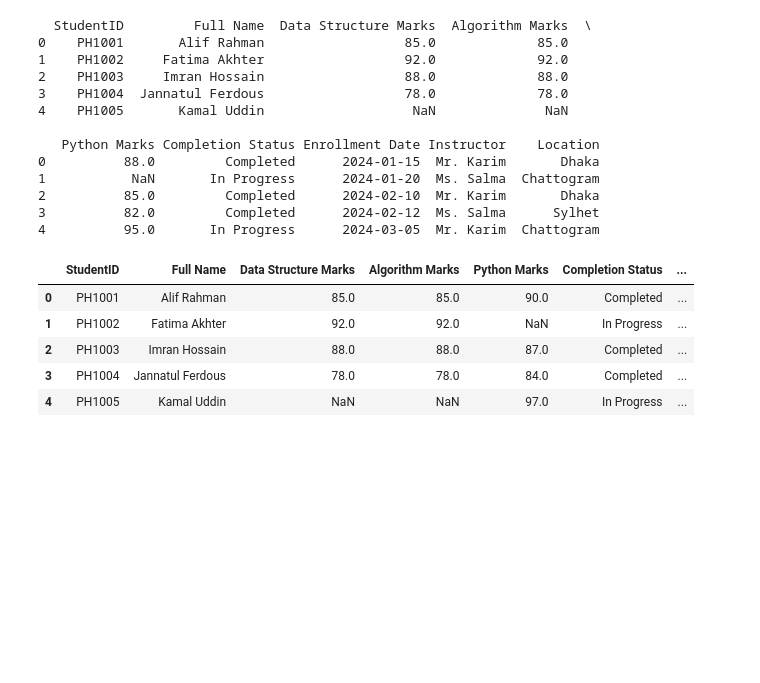
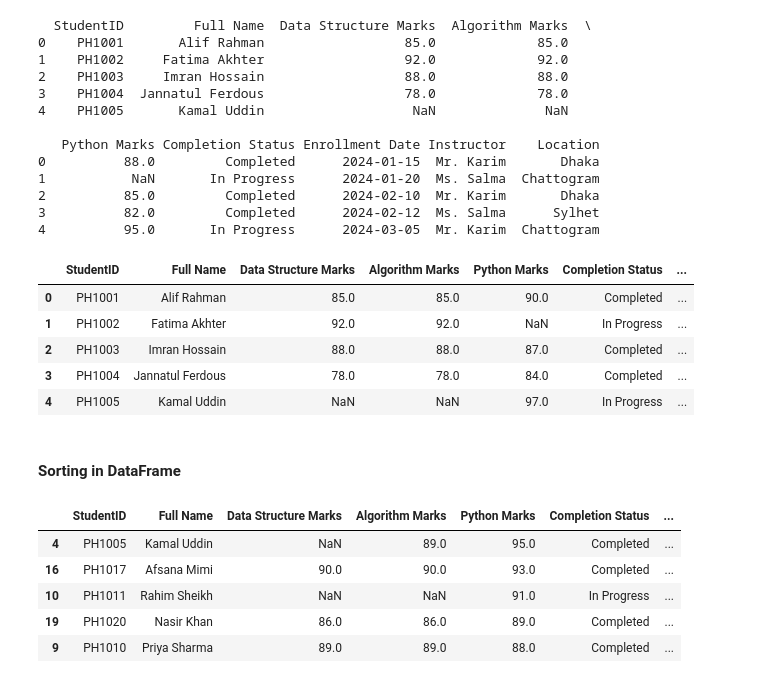
Before and after one commit to thisisyourfahi/phitron-ai-prog-with-python, a Jupyter notebook: module-12/pandas-dataframe.ipynb, the cells around one changed output. Saved outputs shown, nothing was run; the diff lists cells and outputs as text; code cells hidden in the pictures; blank space fills up the shorter version.

```diff
--- a/module-12/pandas-dataframe.ipynb
+++ b/module-12/pandas-dataframe.ipynb
@@ -392,3 +392,17 @@ df.head()
 | 2 | PH1003 | Imran Hossain | 88.0 | 88.0 | 87.0 | Completed | ... |
 | 3 | PH1004 | Jannatul Ferdous | 78.0 | 78.0 | 84.0 | Completed | ... |
 | 4 | PH1005 | Kamal Uddin | NaN | NaN | 97.0 | In Progress | ... |
+# %% [markdown]
+#### Sorting in DataFrame
+# %%
+# sort a particular column
+
+df2.sort_values('Python Marks', inplace=True, ascending=False)
+df2.head()
+# %% [output]
+|  | StudentID | Full Name | Data Structure Marks | Algorithm Marks | Python Marks | Completion Status | ... |
+| 4 | PH1005 | Kamal Uddin | NaN | 89.0 | 95.0 | Completed | ... |
+| 16 | PH1017 | Afsana Mimi | 90.0 | 90.0 | 93.0 | Completed | ... |
+| 10 | PH1011 | Rahim Sheikh | NaN | NaN | 91.0 | In Progress | ... |
+| 19 | PH1020 | Nasir Khan | 86.0 | 86.0 | 89.0 | Completed | ... |
+| 9 | PH1010 | Priya Sharma | 89.0 | 89.0 | 88.0 | Completed | ... |
```
Also changed, not shown: parts of 3 cells of this notebook.
